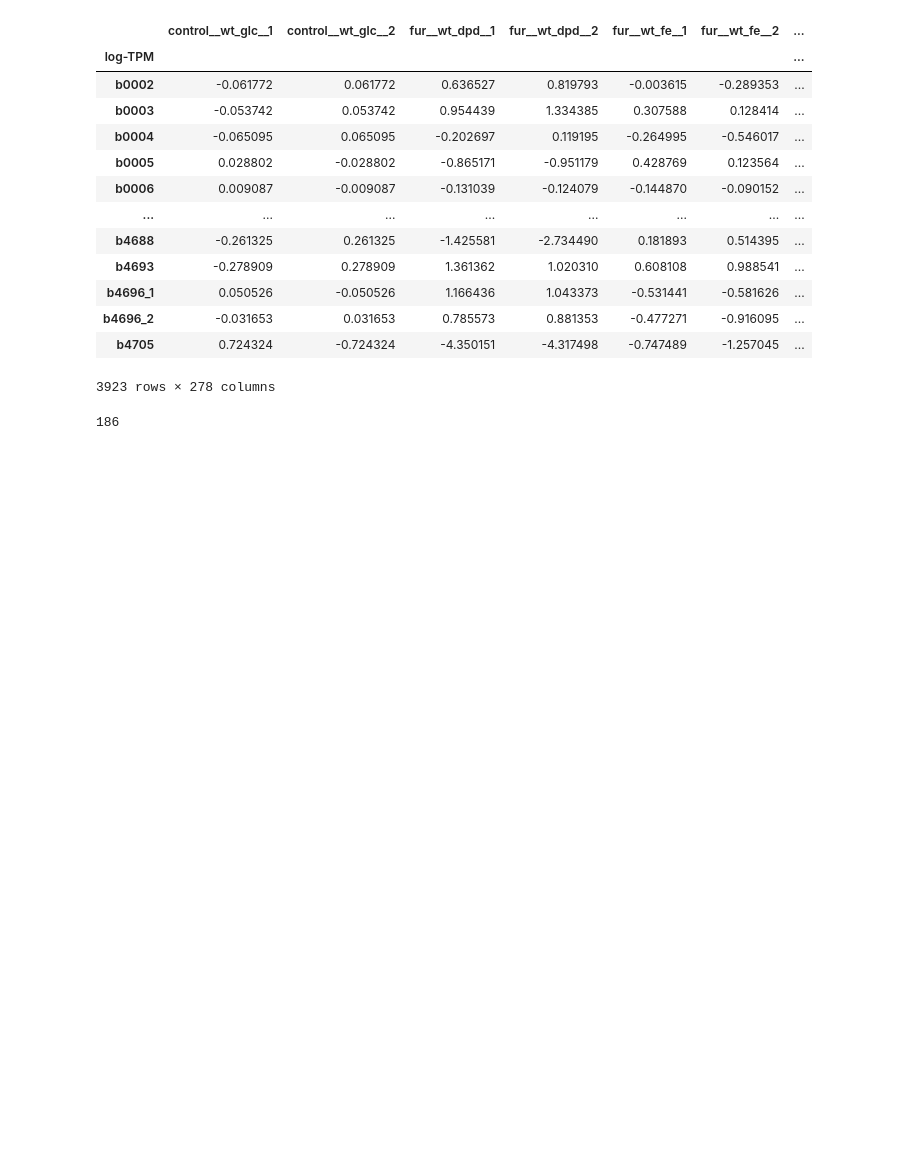
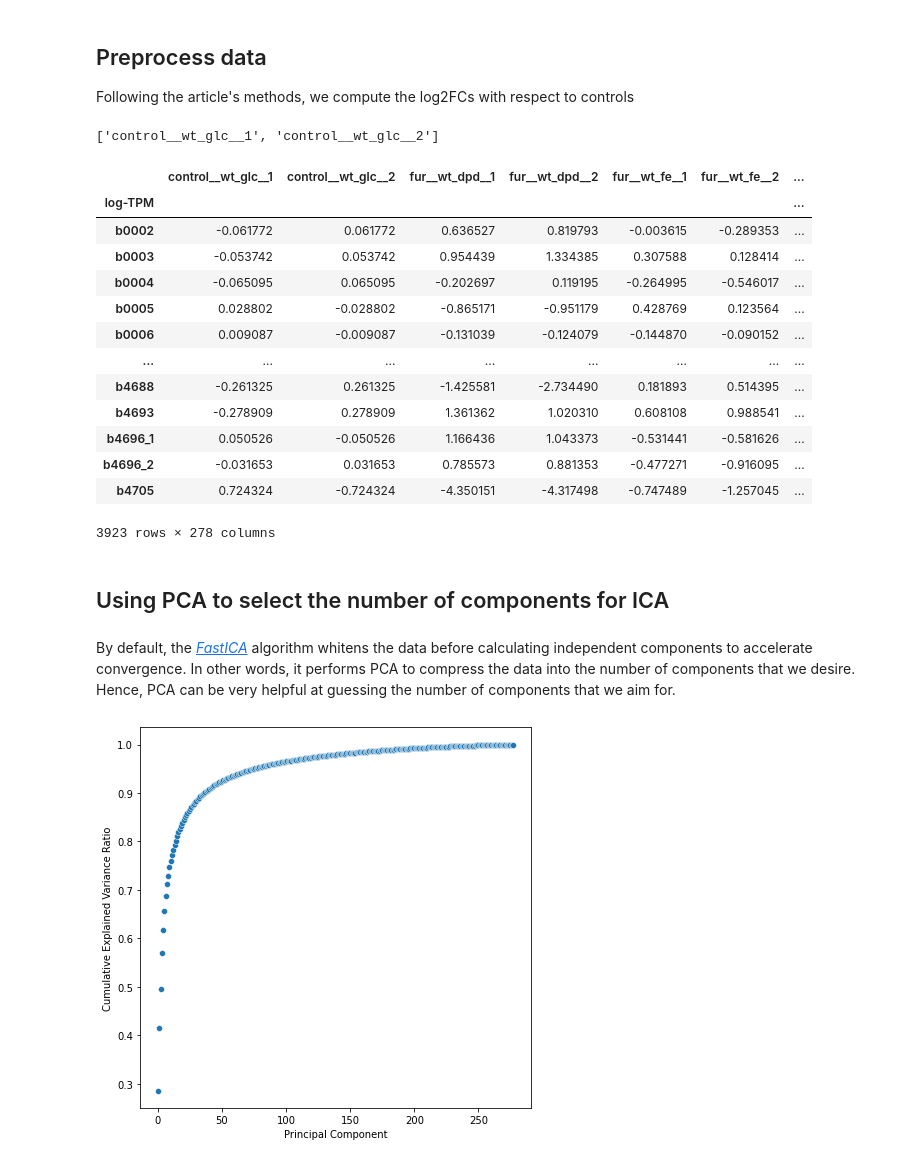
Before and after one commit to CRG-CNAG/robustica, a Jupyter notebook: tutorials/infer_components.ipynb, the cells around one changed output. Saved outputs shown, nothing was run; the diff lists cells and outputs as text; code cells hidden in the pictures; blank space fills up the shorter version.

```diff
--- a/tutorials/infer_components.ipynb
+++ b/tutorials/infer_components.ipynb
@@ -27,0 +21,4 @@ controls
+# %%
+url = "https://static-content.springer.com/esm/art%3A10.1038%2Fs41467-019-13483-w/MediaObjects/41467_2019_13483_MOESM4_ESM.xlsx"
+data = pd.ExcelFile(url)
+data.sheet_names
@@ -28,12 +53,20 @@ controls
+# %% [markdown]
+## Preprocess data <a class="anchor" id="preprocess-data"></a>
+Following the article's methods, we compute the log2FCs with respect to controls
 # %%
-# get data
-X = data.parse('Expression Data').set_index('log-TPM')
+# get gene expression
+X = data.parse("Expression Data").set_index("log-TPM")
+
+# get controls
+controls = [c for c in X.columns if "control" in c]
+print(controls)
 
 # compute log2FCs with respect to controls
-X = X - X[controls].mean(1).values.reshape(-1,1)
+X = X - X[controls].mean(1).values.reshape(-1, 1)
 
 X
 # %% [output]
+['control__wt_glc__1', 'control__wt_glc__2']
 |  | control__wt_glc__1 | control__wt_glc__2 | fur__wt_dpd__1 | fur__wt_dpd__2 | fur__wt_fe__1 | fur__wt_fe__2 | ... |
 | log-TPM |  |  |  |  |  |  | ... |
 | b0002 | -0.061772 | 0.061772 | 0.636527 | 0.819793 | -0.003615 | -0.289353 | ... |
@@ -47,4 +80,4 @@ X
 | b4696_1 | 0.050526 | -0.050526 | 1.166436 | 1.043373 | -0.531441 | -0.581626 | ... |
 | b4696_2 | -0.031653 | 0.031653 | 0.785573 | 0.881353 | -0.477271 | -0.916095 | ... |
 | b4705 | 0.724324 | -0.724324 | -4.350151 | -4.317498 | -0.747489 | -1.257045 | ... |
-3923 rows × 278 columns
+3923 rows × 278 columns
@@ -59,8 +84,19 @@ def calculate_explained_variance(X, S, A, k):
+# %% [markdown]
+## Using PCA to select the number of components for ICA <a class="anchor" id="run-robustica"></a>
+# %% [markdown]
+By default, the [*FastICA*](https://doi.org/10.1109/NNSP.2003.1318025) algorithm whitens the data before calculating independent components to accelerate convergence. In other words, it performs PCA to compress the data into the number of components that we desire. Hence, PCA can be very helpful at guessing the number of components that we aim for.
 # %%
 # how many components explain a % of variance
 pca = PCA()
 pca.fit(X)
-inferred_components = np.min(np.where(np.cumsum(pca.explained_variance_ratio_)>0.99))
-inferred_components
+
+plt.figure(figsize=(7, 7))
+sns.scatterplot(
+    x=np.arange(pca.n_components_), y=np.cumsum(pca.explained_variance_ratio_)
+)
+plt.xlabel("Principal Component")
+plt.ylabel("Cumulative Explained Variance Ratio")
+
+plt.show()
 # %% [output]
-186
+[figure, added]
```
Also changed, not shown: parts of 26 cells of this notebook, 3 other files.
